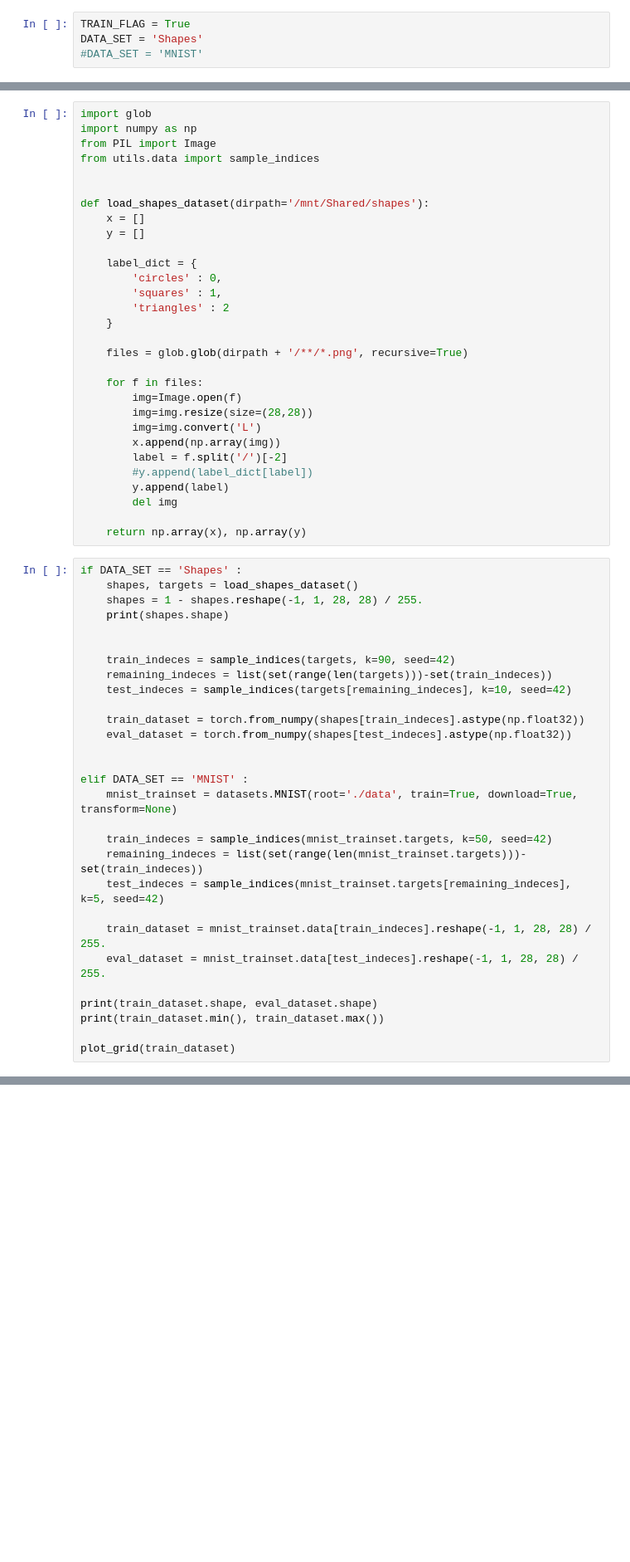
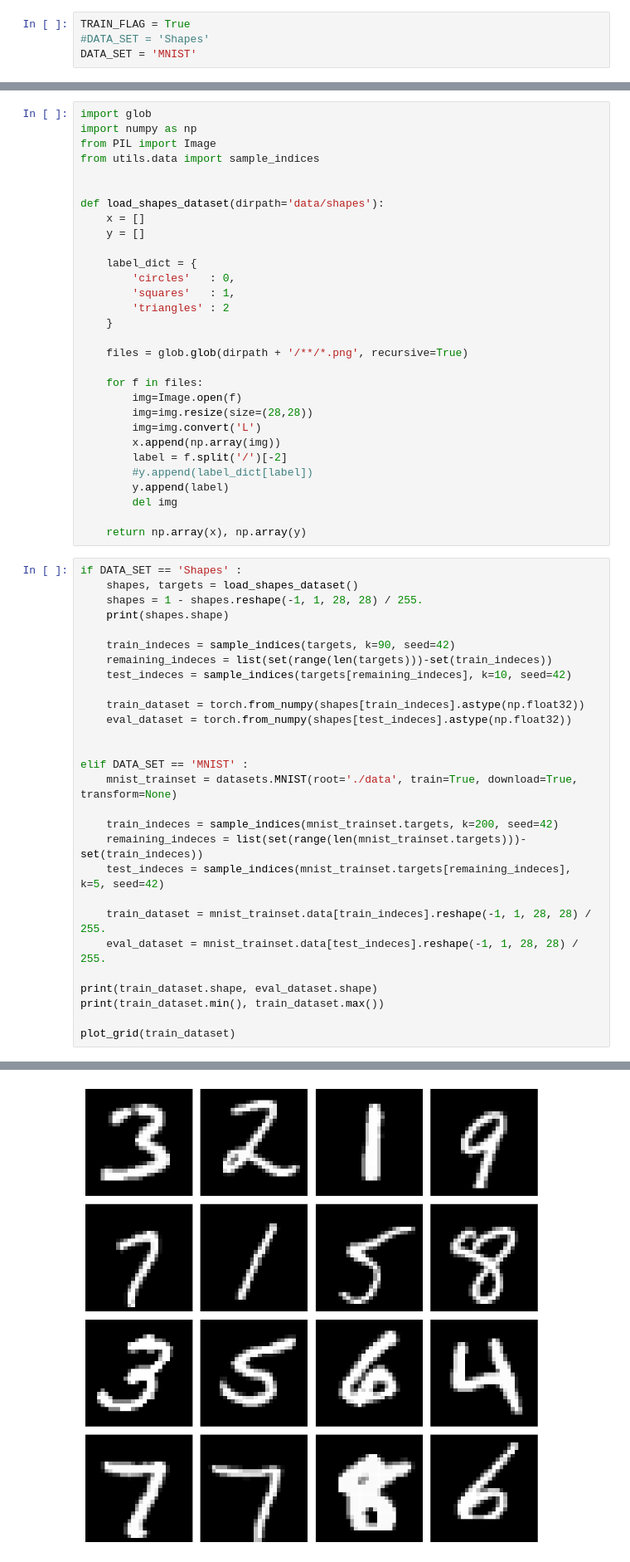
Before and after one commit to dmandache/ModelDegeneration, a Jupyter notebook: test_pythae.ipynb, the cells around one changed output, grey strips where cells are left out. Shown at 83% size. Cells and saved outputs as stored; diff of their text form; blank space fills up the shorter version.

```diff
--- a/test_pythae.ipynb
+++ b/test_pythae.ipynb
@@ -11,8 +11,8 @@ device = "cuda" if torch.cuda.is_available() else "cpu"
 # DATA
 # %%
 TRAIN_FLAG = True
-DATA_SET = 'Shapes'
-#DATA_SET = 'MNIST'
+#DATA_SET = 'Shapes'
+DATA_SET = 'MNIST'
 # %%
 import matplotlib.pyplot as plt
 
@@ -33,13 +33,13 @@ from PIL import Image
 from utils.data import sample_indices
 
 
-def load_shapes_dataset(dirpath='/mnt/Shared/shapes'):
+def load_shapes_dataset(dirpath='data/shapes'):
     x = []
     y = []
 
     label_dict = {
-        'circles' : 0,
-        'squares' : 1,
+        'circles'   : 0,
+        'squares'   : 1,
         'triangles' : 2
     }
 
@@ -61,7 +61,6 @@ if DATA_SET == 'Shapes' :
     shapes, targets = load_shapes_dataset()
     shapes = 1 - shapes.reshape(-1, 1, 28, 28) / 255.
     print(shapes.shape)
-
 
     train_indeces = sample_indices(targets, k=90, seed=42)
     remaining_indeces = list(set(range(len(targets)))-set(train_indeces))
@@ -74,7 +73,7 @@ if DATA_SET == 'Shapes' :
 elif DATA_SET == 'MNIST' :
     mnist_trainset = datasets.MNIST(root='./data', train=True, download=True, transform=None)
 
-    train_indeces = sample_indices(mnist_trainset.targets, k=50, seed=42)
+    train_indeces = sample_indices(mnist_trainset.targets, k=200, seed=42)
     remaining_indeces = list(set(range(len(mnist_trainset.targets)))-set(train_indeces))
     test_indeces = sample_indices(mnist_trainset.targets[remaining_indeces], k=5, seed=42)
 
@@ -92,3 +90,4 @@ RuntimeError: min(): Expected reduction dim to be specified for input.numel() ==
+[figure, added]
 # %%
 # train_mean, train_std = train_dataset.mean(), train_dataset.std()
 # train_dataset -= train_mean / train_std
```
Also changed, not shown: parts of 22 cells of this notebook.
